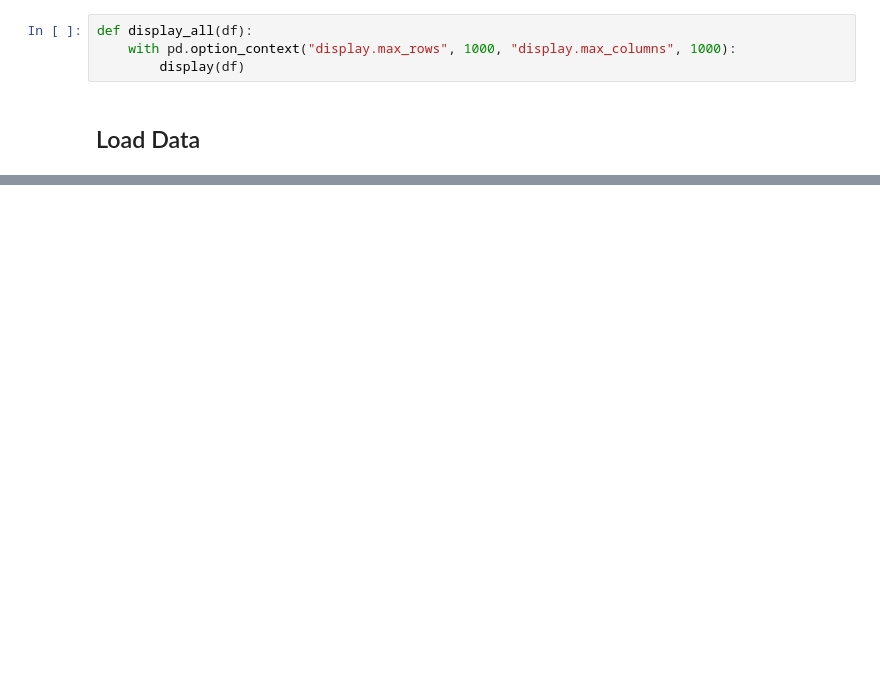
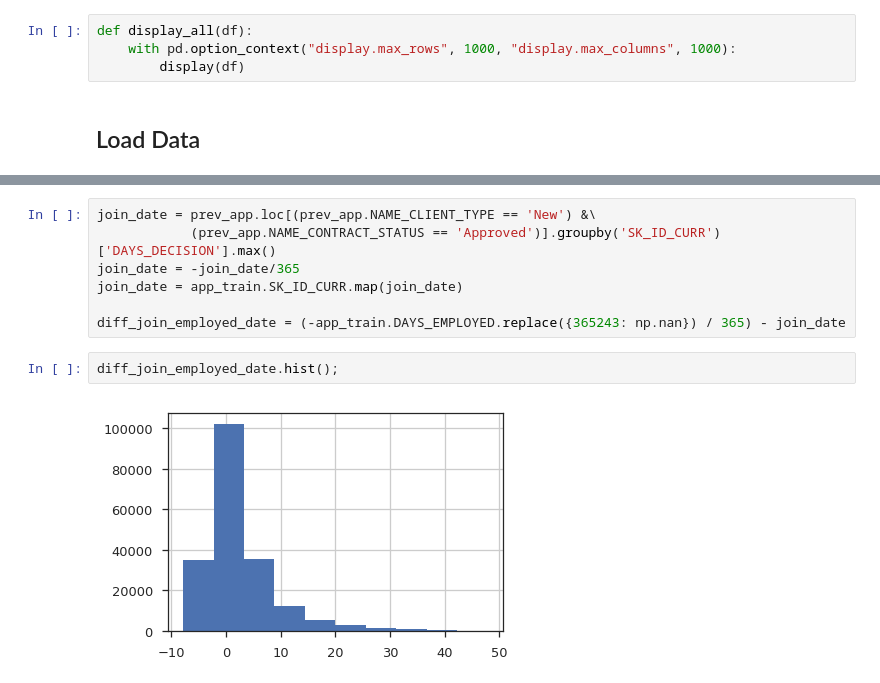
Before and after one commit to numb3r33/Kaggle_Home_Credit, a Jupyter notebook: notebooks/EDA.ipynb, the cells around one changed output, grey strips where cells are left out. Cells and saved outputs as stored; diff of their text form; blank space fills up the shorter version.

```diff
--- a/notebooks/EDA.ipynb
+++ b/notebooks/EDA.ipynb
@@ -342,0 +198,11 @@ Name: MONTHS_BALANCE, dtype: int64
+# %%
+join_date = prev_app.loc[(prev_app.NAME_CLIENT_TYPE == 'New') &\
+            (prev_app.NAME_CONTRACT_STATUS == 'Approved')].groupby('SK_ID_CURR')['DAYS_DECISION'].max()
+join_date = -join_date/365
+join_date = app_train.SK_ID_CURR.map(join_date)
+
+diff_join_employed_date = (-app_train.DAYS_EMPLOYED.replace({365243: np.nan}) / 365) - join_date
+# %%
+diff_join_employed_date.hist();
+# %% [output]
+[figure, added]
```
Also changed, not shown: parts of 79 cells of this notebook, 4 other files.
